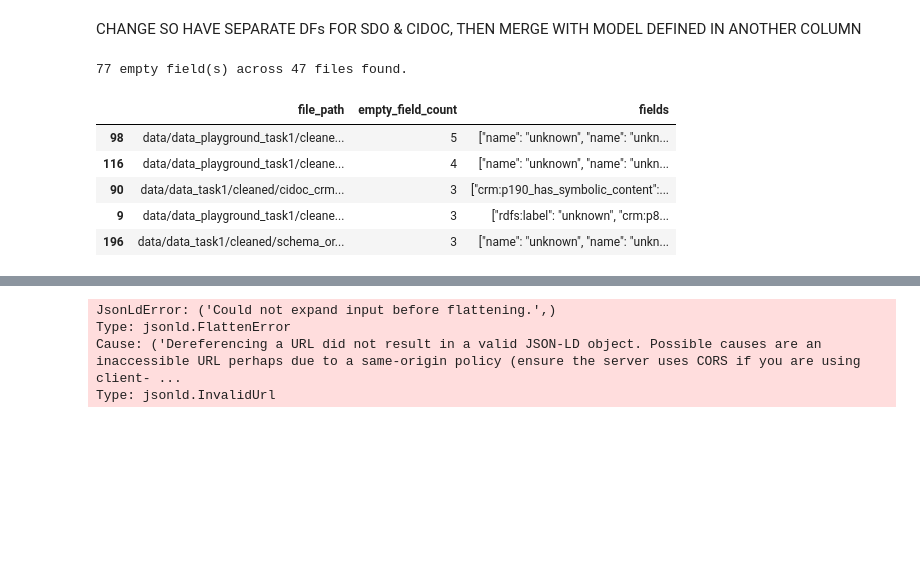
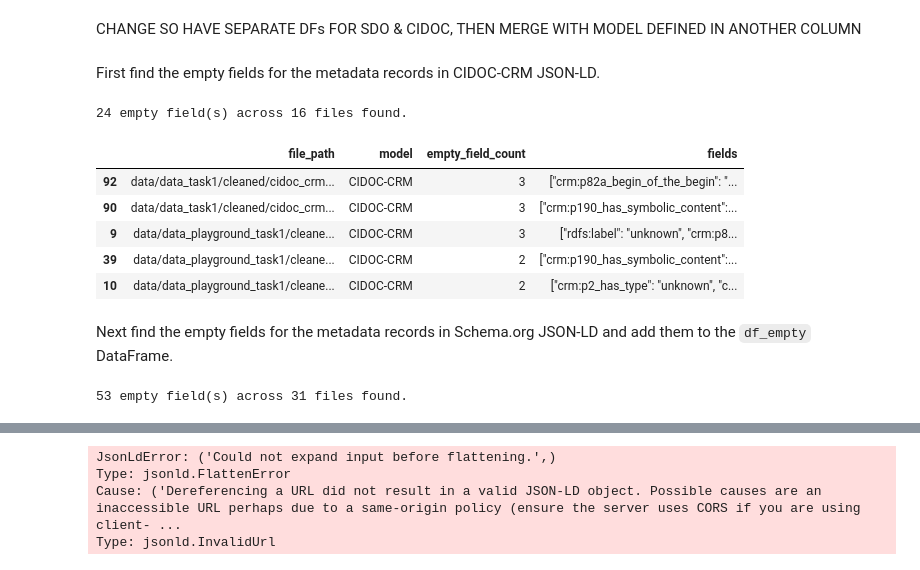
Before and after one commit to thegoose20/lada-eval, a Jupyter notebook: evaluation-completeness.ipynb, the cells around one changed output, grey strips where cells are left out. Cells and saved outputs as stored; diff of their text form; code cells hidden in the pictures; blank space fills up the shorter version.

Commit message:
Created reports for empty JSON-LD fields

```diff
--- a/evaluation-completeness.ipynb
+++ b/evaluation-completeness.ipynb
@@ -680,17 +660,25 @@ def findEmptyFields(empty_pattern, file_paths):
 empty = re.compile('("[^"]+":\s?)(("(unknown|none|na|\?|not specified)")|"")')
 # %% [markdown]
 CHANGE SO HAVE SEPARATE DFs FOR SDO & CIDOC, THEN MERGE WITH MODEL DEFINED IN ANOTHER COLUMN
+# %% [markdown]
+First find the empty fields for the metadata records in CIDOC-CRM JSON-LD.
 # %%
-files_with_empty, empty_fields_per_file, fields_per_file = findEmptyFields(empty, json_file_paths)
+files_with_empty, empty_fields_per_file, fields_per_file = utils.findEmptyFields(empty, cidoc_file_paths)
 # %% [output]
-77 empty field(s) across 47 files found.
+24 empty field(s) across 16 files found.
 # %%
-df_empty = pd.DataFrame.from_dict({"file_path":json_file_paths, "empty_field_count":empty_fields_per_file, "fields":fields_per_file}).sort_values(by="empty_field_count", ascending=False)
-df_empty.head()
+df_cidoc_empty = pd.DataFrame.from_dict({"file_path":cidoc_file_paths, "model":["CIDOC-CRM"]*len(cidoc_file_paths), "empty_field_count":empty_fields_per_file, "fields":fields_per_file}).sort_values(by="empty_field_count", ascending=False)
+df_cidoc_empty.head()
 # %% [output]
-|  | file_path | empty_field_count | fields |
-| 98 | data/data_playground_task1/cleane... | 5 | ["name": "unknown", "name": "unkn... |
-| 116 | data/data_playground_task1/cleane... | 4 | ["name": "unknown", "name": "unkn... |
-| 90 | data/data_task1/cleaned/cidoc_crm... | 3 | ["crm:p190_has_symbolic_content":... |
-| 9 | data/data_playground_task1/cleane... | 3 | ["rdfs:label": "unknown", "crm:p8... |
-| 196 | data/data_task1/cleaned/schema_or... | 3 | ["name": "unknown", "name": "unkn... |
+|  | file_path | model | empty_field_count | fields |
+| 92 | data/data_task1/cleaned/cidoc_crm... | CIDOC-CRM | 3 | ["crm:p82a_begin_of_the_begin": "... |
+| 90 | data/data_task1/cleaned/cidoc_crm... | CIDOC-CRM | 3 | ["crm:p190_has_symbolic_content":... |
+| 9 | data/data_playground_task1/cleane... | CIDOC-CRM | 3 | ["rdfs:label": "unknown", "crm:p8... |
+| 39 | data/data_playground_task1/cleane... | CIDOC-CRM | 2 | ["crm:p190_has_symbolic_content":... |
+| 10 | data/data_playground_task1/cleane... | CIDOC-CRM | 2 | ["crm:p2_has_type": "unknown", "c... |
+# %% [markdown]
+Next find the empty fields for the metadata records in Schema.org JSON-LD and add them to the `df_empty` DataFrame.
+# %%
+files_with_empty, empty_fields_per_file, fields_per_file = utils.findEmptyFields(empty, schema_file_paths)
+# %% [output]
+53 empty field(s) across 31 files found.
```
Also changed, not shown: parts of 16 cells of this notebook.
